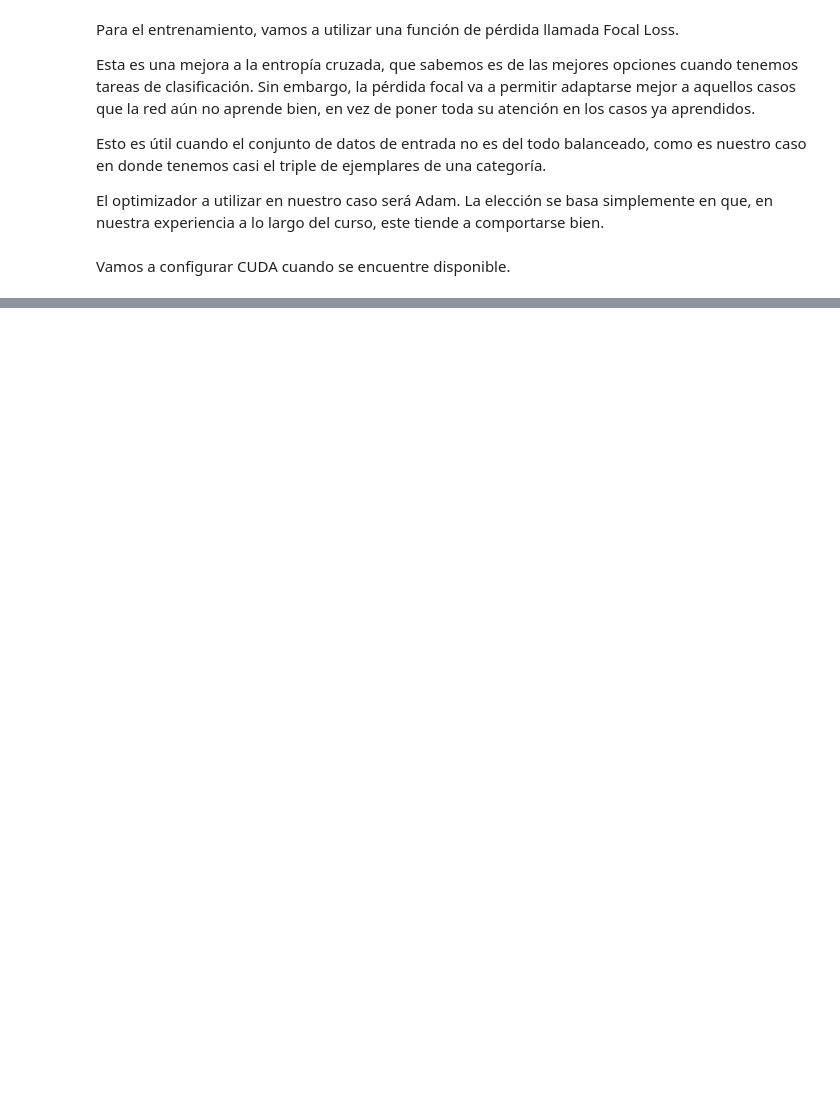
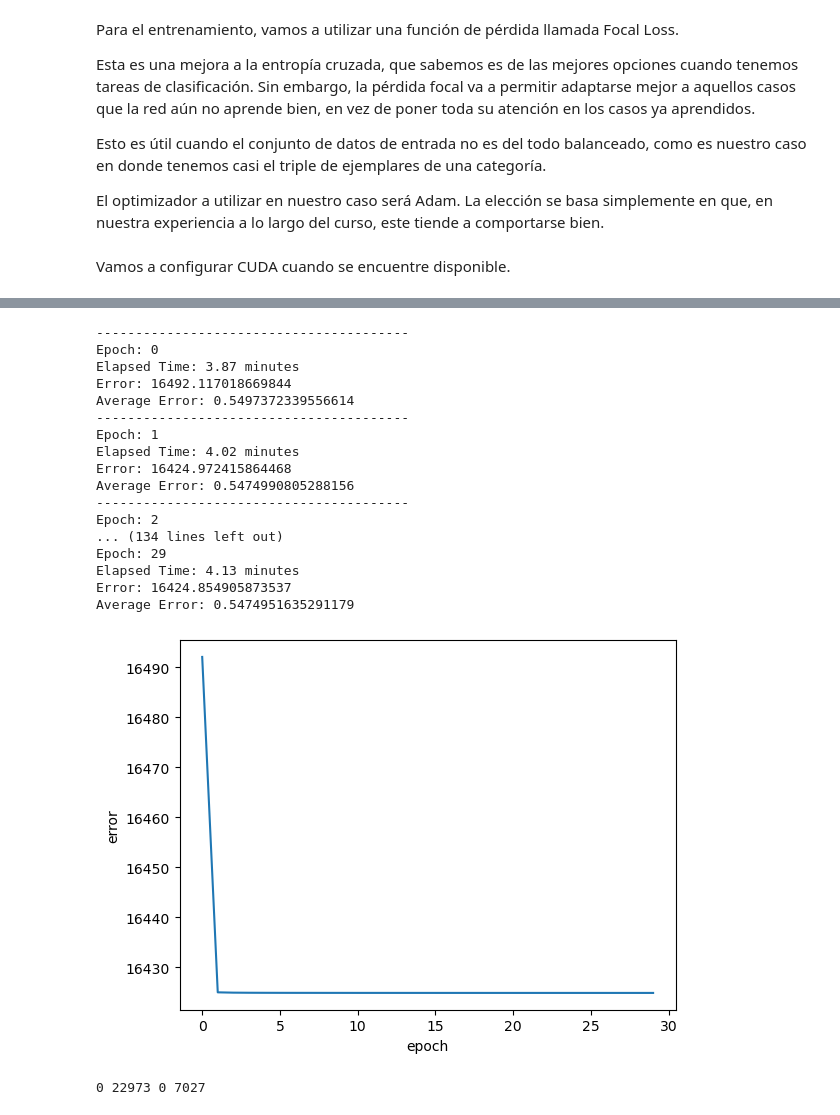
Before and after one commit to jpyamamoto/whale-detection, a Jupyter notebook: Detección de Ballenas.ipynb, the cells around one changed output, grey strips where cells are left out. Cells and saved outputs as stored; diff of their text form; code cells hidden in the pictures; blank space fills up the shorter version.

```diff
--- a/Detección de Ballenas.ipynb
+++ b/Detección de Ballenas.ipynb
@@ -662,9 +720,9 @@ print("Completado.")
 # %% [markdown]
 Habiendo convertido todas las imágenes, tenemos los siguientes conjuntos de datos.
 # %%
-img_train_neg = glob.glob('./data_img/train/negative/*.png')
-img_train_pos = glob.glob('./data_img/train/positive/*.png')
-img_test = glob.glob('./data_img/test/*.png')
+img_train_neg = glob.glob('/kaggle/input/whale/data_img/train/negative/*.png')
+img_train_pos = glob.glob('/kaggle/input/whale/data_img/train/positive/*.png')
+img_test = glob.glob('/kaggle/input/whale/data_img/test/*.png')
 
 print("Imágenes de prueba: {}".format(len(img_test)))
 print("Imágenes de entrenamiento (categoría positiva): {}".format(len(img_train_pos)))
@@ -676,7 +738,7 @@ Vamos a crear una clase para un Dataset que tome los datos de las imágenes de b
 # %%
 class WhaleSpectrogramsDataset(Dataset):
     def __init__(self, positive_paths, negative_paths, transform=None, target_transform=None):
-        self.imgs = list(map(lambda p: (1, p), positive_paths)) + list(map(lambda p: (1, p), negative_paths))
+        self.imgs = list(map(lambda p: (1, p), positive_paths)) + list(map(lambda p: (0, p), negative_paths))
         self.transform = transform
         self.target_transform = target_transform
 
@@ -846,9 +907,10 @@ El optimizador a utilizar en nuestro caso será Adam. La elección se basa simpl
 # %%
 red = Red(num_classes=2)
 
-criterion = lambda output, label: sigmoid_focal_loss(output, label.to(torch.float), gamma=4, reduction='mean')
+criterion = lambda output, label: sigmoid_focal_loss(output, F.one_hot(label, num_classes=2).to(torch.float), reduction='mean')
+criterion = nn.CrossEntropyLoss()
 # optimizer = optim.Adam(red.parameters(), lr=0.001)
-optimizer = optim.SGD(red.parameters(), lr=0.001)
+optimizer = optim.SGD(red.parameters(), lr=0.005)
 # %% [markdown]
 Vamos a configurar CUDA cuando se encuentre disponible.
 # %%
@@ -870,2 +936,46 @@ print("Utilizando:", device)
 # %%
-red.train(epochs=30, data_loader=train_loader, criterion=criterion, optimizer=optimizer, device=device, debug=True, save_dir='./models/')
+red.train(epochs=30, data_loader=train_loader, criterion=criterion, optimizer=optimizer, device=device, debug=True, save_dir='/kaggle/working/')
+# %% [output]
+----------------------------------------
+Epoch: 0
+Elapsed Time: 3.87 minutes
+Error: 16492.117018669844
+Average Error: 0.5497372339556614
+----------------------------------------
+Epoch: 1
+Elapsed Time: 4.02 minutes
+Error: 16424.972415864468
+Average Error: 0.5474990805288156
+----------------------------------------
+Epoch: 2
+... (134 lines left out)
+Epoch: 29
+Elapsed Time: 4.13 minutes
+Error: 16424.854905873537
+Average Error: 0.5474951635291179
+[figure, added]
+# %%
+tp, tn, fp, fn = 0, 0, 0, 0
+
+for input_data, label in train_loader:
+    if device:
+        input_data = input_data.to(device)
+        label = label.to(device)
+
+    output = red(input_data)
+    output = torch.argmax(output, dim=1)
+
+    if label.item() == 1:
+        if output.item() == 1:
+            tp += 1
+        else:
+            fn += 1
+    else:
+        if output.item() == 1:
+            fp += 1
+        else:
+            tn += 1
+
+print(tp, tn, fp, fn)
+# %% [output]
+0 22973 0 7027
```
Also changed, not shown: parts of 7 cells of this notebook.
